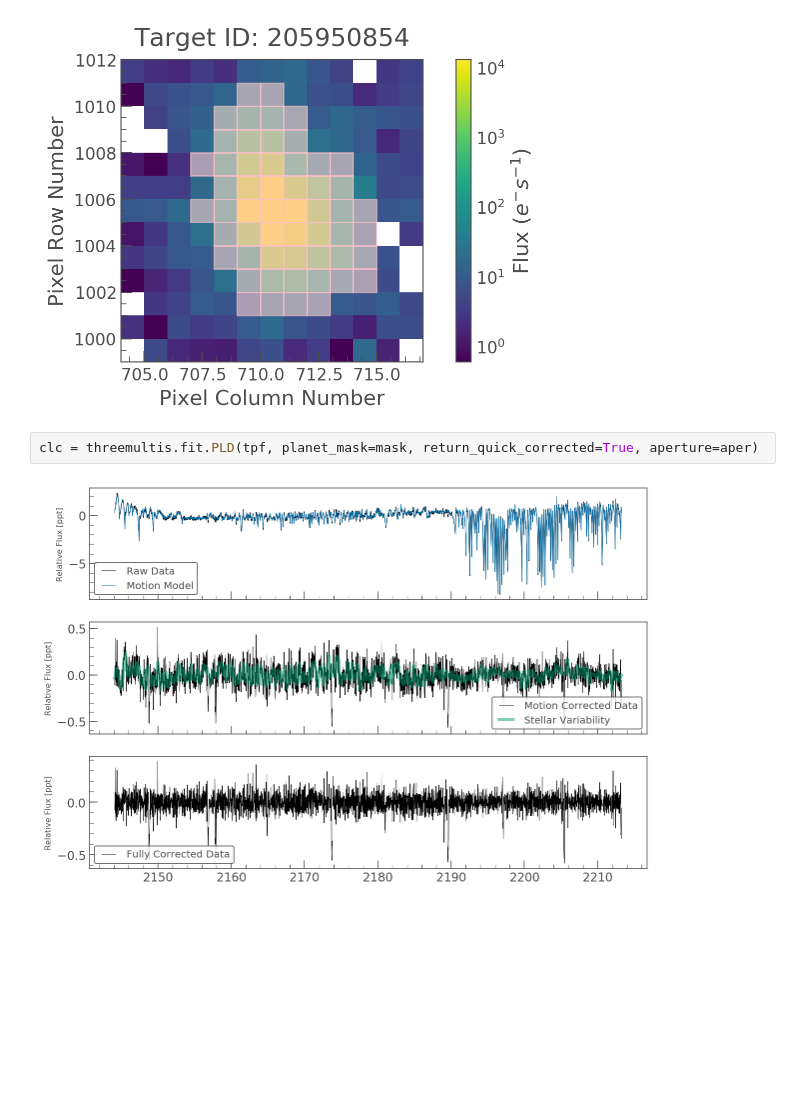
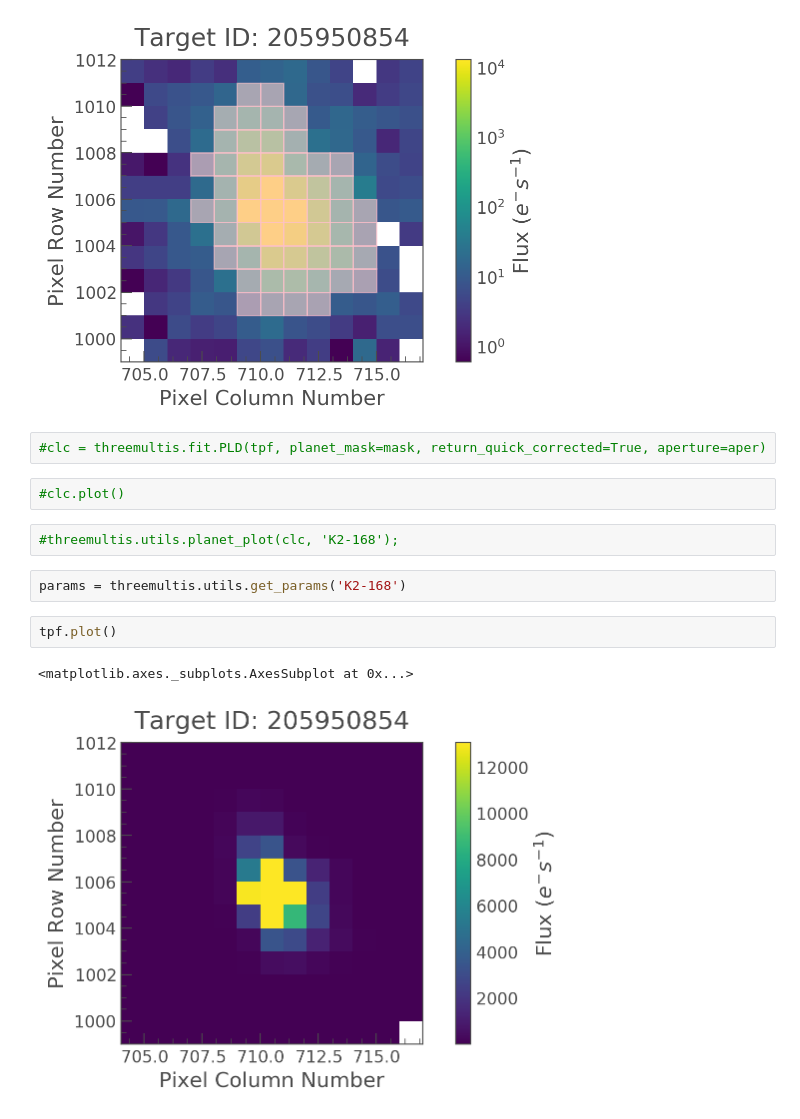
Before and after one commit to christinahedges/threemultis, a Jupyter notebook: notebooks/K2-168.ipynb, the cells around one changed output. Saved outputs shown, nothing was run; the diff lists cells and outputs as text; blank space fills up the shorter version.

```diff
--- a/notebooks/K2-168.ipynb
+++ b/notebooks/K2-168.ipynb
@@ -27,6 +27,15 @@ tpf.plot(scale='log', aperture_mask=aper)
 <matplotlib.axes._subplots.AxesSubplot at 0x...>
 [figure]
 # %%
-clc = threemultis.fit.PLD(tpf, planet_mask=mask, return_quick_corrected=True, aperture=aper)
+#clc = threemultis.fit.PLD(tpf, planet_mask=mask, return_quick_corrected=True, aperture=aper)
-# %% [output]
-[figure, removed]
+# %%
+#clc.plot()
+# %%
+#threemultis.utils.planet_plot(clc, 'K2-168');
+# %%
+params = threemultis.utils.get_params('K2-168')
+# %%
+tpf.plot()
+# %% [output]
+<matplotlib.axes._subplots.AxesSubplot at 0x...>
+[figure, added]
```
Also changed, not shown: parts of 7 cells of this notebook, 5 other files.
